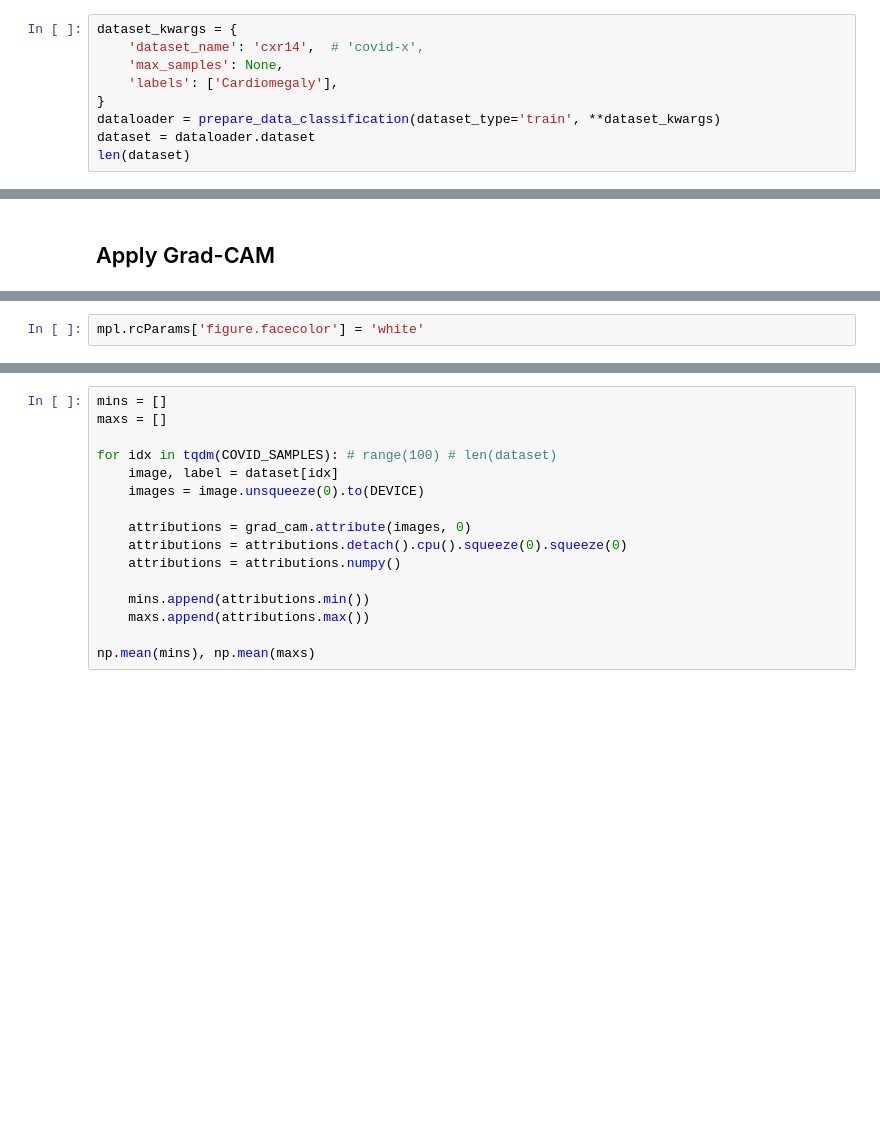
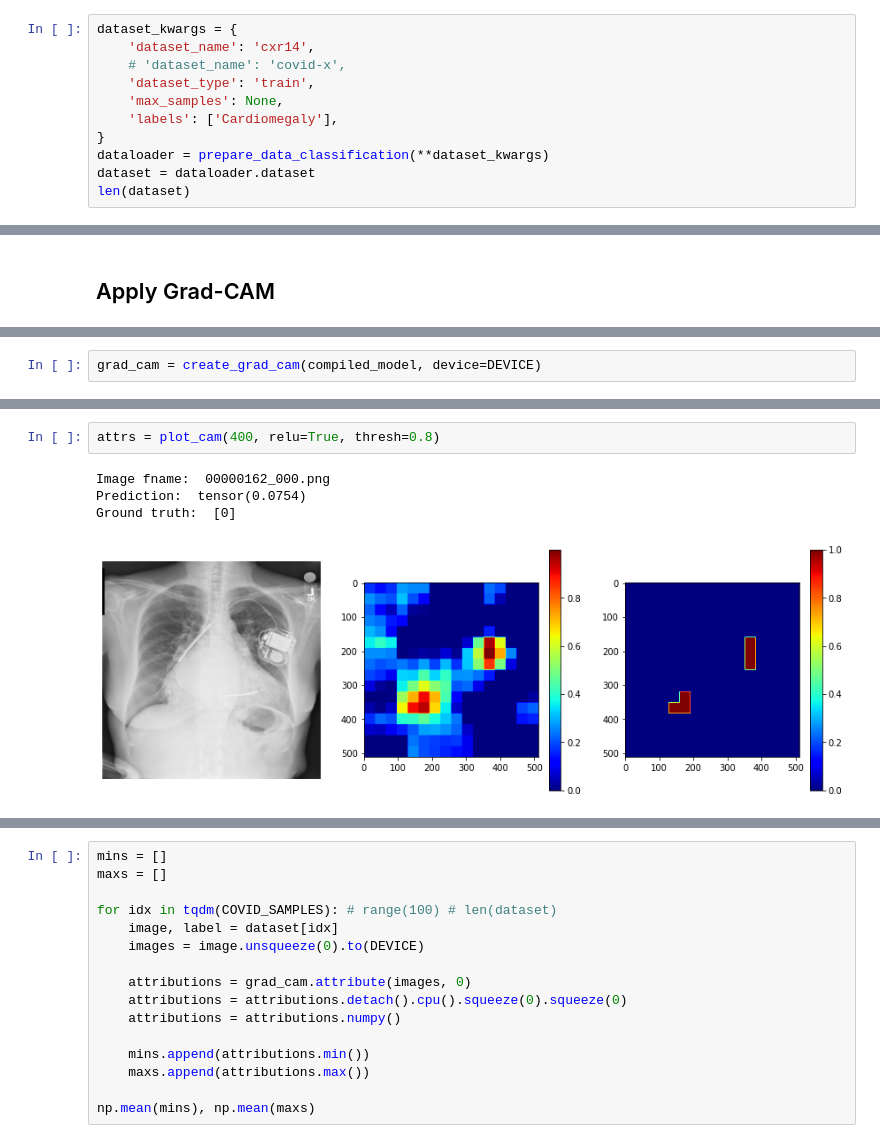
Before and after one commit to pdpino/medical-ai, a Jupyter notebook: medai/notebooks/demo_grad_cam.ipynb, the cells around one changed output, grey strips where cells are left out. Drawn from its saved outputs; the diff is of its cells as text; blank space fills up the shorter version.

```diff
--- a/medai/notebooks/demo_grad_cam.ipynb
+++ b/medai/notebooks/demo_grad_cam.ipynb
@@ -18,11 +26,13 @@ device(type='cuda')
 %run ../datasets/__init__.py
 # %%
 dataset_kwargs = {
-    'dataset_name': 'cxr14',  # 'covid-x',
+    'dataset_name': 'cxr14',
+    # 'dataset_name': 'covid-x',
+    'dataset_type': 'train',
     'max_samples': None,
     'labels': ['Cardiomegaly'],
 }
-dataloader = prepare_data_classification(dataset_type='train', **dataset_kwargs)
+dataloader = prepare_data_classification(**dataset_kwargs)
 dataset = dataloader.dataset
 len(dataset)
 # %% [output]
@@ -88,2 +69,0 @@ import matplotlib as mpl
-# %%
-mpl.rcParams['figure.facecolor'] = 'white'
@@ -170,0 +164,2 @@ Normalizing...  0.0 1.0
+# %%
+grad_cam = create_grad_cam(compiled_model, device=DEVICE)
@@ -170,0 +227,7 @@ Normalizing...  0.0 1.0
+# %%
+attrs = plot_cam(400, relu=True, thresh=0.8)
+# %% [output]
+Image fname:  00000162_000.png
+Prediction:  tensor(0.0754)
+Ground truth:  [0]
+[figure, added]
```
Also changed, not shown: parts of 35 cells of this notebook, 2 other files.
